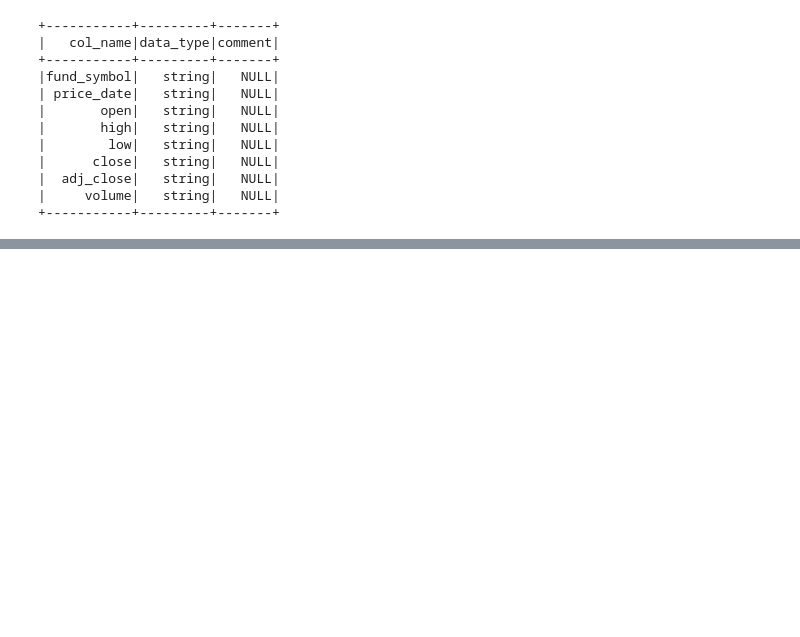
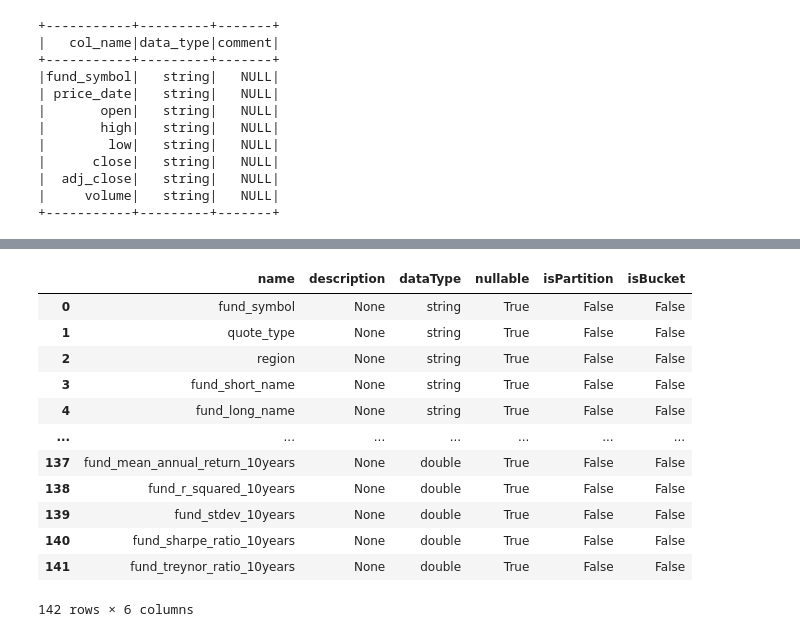
Before and after one commit to TRegan5/Project_4, a Jupyter notebook: daily_etfs_sql.ipynb, the cells around one changed output, grey strips where cells are left out. Drawn from its saved outputs; the diff is of its cells as text; code cells hidden in the pictures; blank space fills up the shorter version.

```diff
--- a/daily_etfs_sql.ipynb
+++ b/daily_etfs_sql.ipynb
@@ -200,0 +252,17 @@ spark.sql('''
+# %%
+etfs_column_info = pd.DataFrame(spark.catalog.listColumns('etfs'))
+etfs_column_info
+# %% [output]
+|  | name | description | dataType | nullable | isPartition | isBucket |
+| 0 | fund_symbol | None | string | True | False | False |
+| 1 | quote_type | None | string | True | False | False |
+| 2 | region | None | string | True | False | False |
+| 3 | fund_short_name | None | string | True | False | False |
+| 4 | fund_long_name | None | string | True | False | False |
+| ... | ... | ... | ... | ... | ... | ... |
+| 137 | fund_mean_annual_return_10years | None | double | True | False | False |
+| 138 | fund_r_squared_10years | None | double | True | False | False |
+| 139 | fund_stdev_10years | None | double | True | False | False |
+| 140 | fund_sharpe_ratio_10years | None | double | True | False | False |
+| 141 | fund_treynor_ratio_10years | None | double | True | False | False |
+142 rows × 6 columns
```
Also changed, not shown: parts of 10 cells of this notebook.
